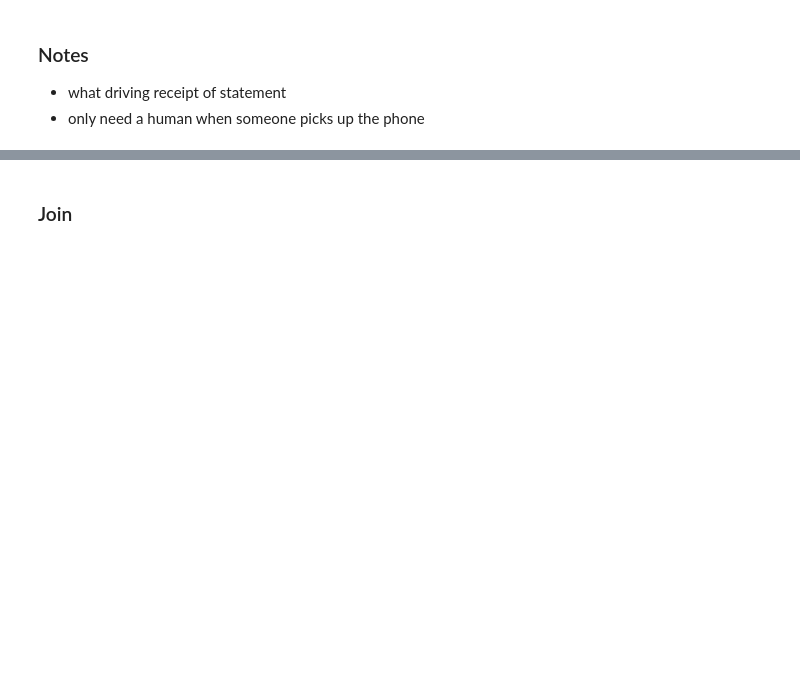
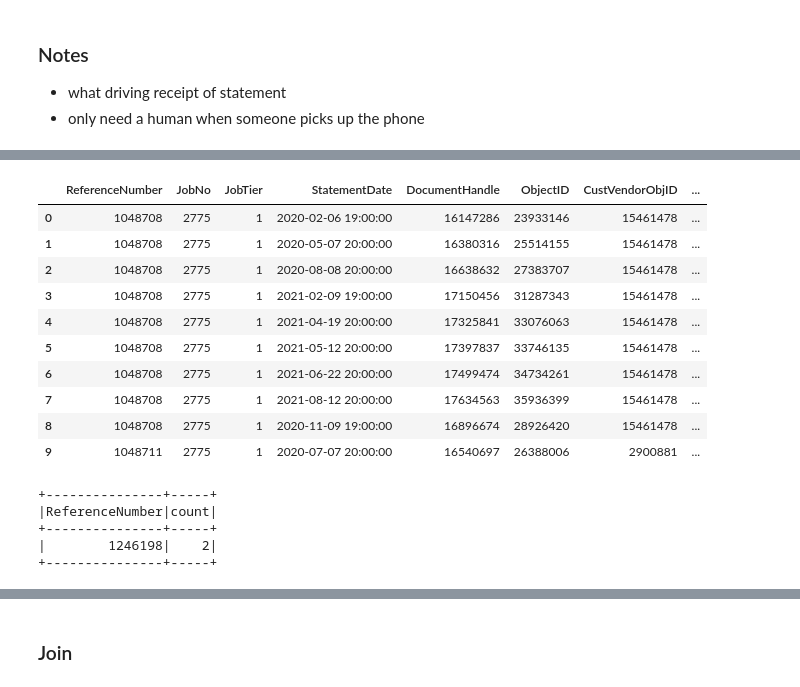
Before and after one commit to cpassorelli/call-reports, a Jupyter notebook: ipython/report-statement-code.ipynb, the cells around one changed output, grey strips where cells are left out. Cells and saved outputs as stored; diff of their text form; code cells hidden in the pictures; blank space fills up the shorter version.

```diff
--- a/ipython/report-statement-code.ipynb
+++ b/ipython/report-statement-code.ipynb
@@ -180,0 +209,12 @@ Wall time: 8.84 s
+# %%
+%%time
+path = os.path.join(BASE_FOLDER, 'rm_DVStatements.parquet')
+
+statements = spark.read.parquet(resolve(path))
+
+statements = truncateTimestamp(statements)
+statements = trimString(statements)
+
+statements.persist(StorageLevel.DISK_ONLY)
+
+statements.limit(5).toPandas()
@@ -180,0 +230,18 @@ Wall time: 8.84 s
+# %%
+from sparkFunctions import duplicateRecords
+
+keys = ['ReferenceNumber', 'JobNo']
+
+duplicateRecords(statements, keys).sort(keys).limit(10).toPandas()
+# %% [output]
+|  | ReferenceNumber | JobNo | JobTier | StatementDate | DocumentHandle | ObjectID | CustVendorObjID | ... |
+| 0 | 1048708 | 2775 | 1 | 2020-02-06 19:00:00 | 16147286 | 23933146 | 15461478 | ... |
+| 1 | 1048708 | 2775 | 1 | 2020-05-07 20:00:00 | 16380316 | 25514155 | 15461478 | ... |
+| 2 | 1048708 | 2775 | 1 | 2020-08-08 20:00:00 | 16638632 | 27383707 | 15461478 | ... |
+| 3 | 1048708 | 2775 | 1 | 2021-02-09 19:00:00 | 17150456 | 31287343 | 15461478 | ... |
+| 4 | 1048708 | 2775 | 1 | 2021-04-19 20:00:00 | 17325841 | 33076063 | 15461478 | ... |
+| 5 | 1048708 | 2775 | 1 | 2021-05-12 20:00:00 | 17397837 | 33746135 | 15461478 | ... |
+| 6 | 1048708 | 2775 | 1 | 2021-06-22 20:00:00 | 17499474 | 34734261 | 15461478 | ... |
+| 7 | 1048708 | 2775 | 1 | 2021-08-12 20:00:00 | 17634563 | 35936399 | 15461478 | ... |
+| 8 | 1048708 | 2775 | 1 | 2020-11-09 19:00:00 | 16896674 | 28926420 | 15461478 | ... |
+| 9 | 1048711 | 2775 | 1 | 2020-07-07 20:00:00 | 16540697 | 26388006 | 2900881 | ... |
@@ -180,0 +256,18 @@ Wall time: 8.84 s
+# %%
+from pyspark.sql.functions import approx_count_distinct
+
+keys = ['ReferenceNumber', 'JobNo']
+
+(
+    statements
+    .groupBy('ReferenceNumber')
+    .agg(approx_count_distinct('JobNo').alias('count'))
+    .where('count > 1')
+    .show()
+)
+# %% [output]
++---------------+-----+
+|ReferenceNumber|count|
++---------------+-----+
+|        1246198|    2|
++---------------+-----+
```
Also changed, not shown: parts of 43 cells of this notebook, 1 other file.
